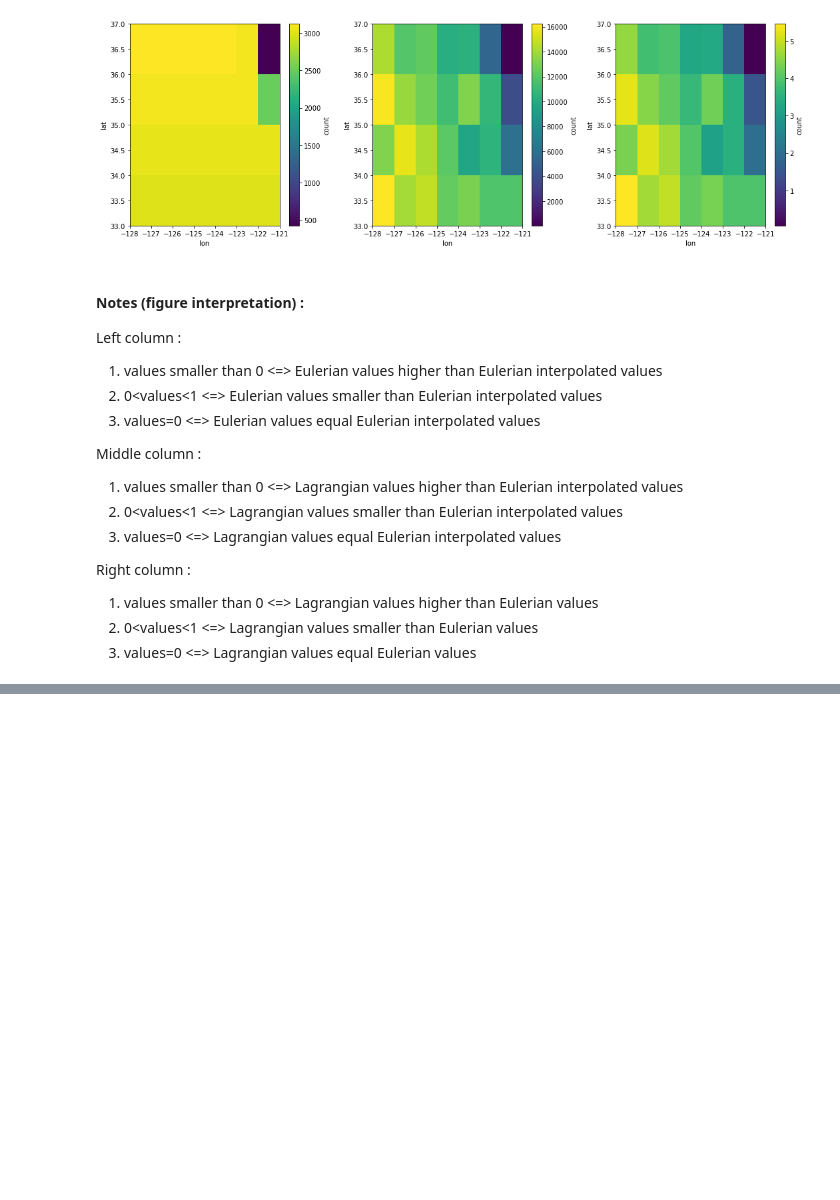
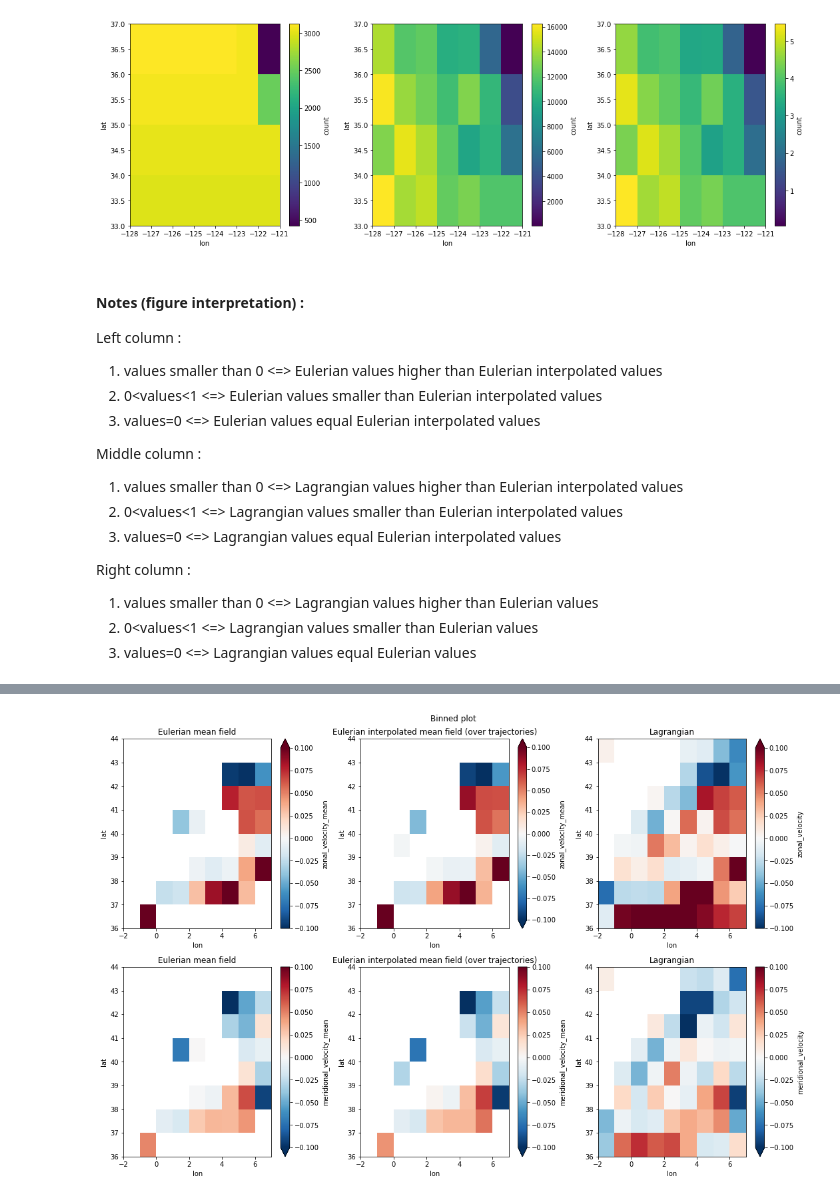
Before and after one commit to zcasparco/SWOT_CalVal, a Jupyter notebook: EL_regional_stats.ipynb, the cells around one changed output, grey strips where cells are left out. Cells and saved outputs as stored; diff of their text form; code cells hidden in the pictures; blank space fills up the shorter version.

```diff
--- a/EL_regional_stats.ipynb
+++ b/EL_regional_stats.ipynb
@@ -377,0 +380,20 @@ df_sub = localize_Lagrangian(bbox,df)
+# %%
+dfE_1dl = binned_mean(df_E,dl)
+dfL_1dl = binned_mean(df_sub,dl)
+# %%
+dfE_1dl = dfE_1dl.assign_coords({'lon':dfL_1dl.lon.values,'lat':dfL_1dl.lat.values})
+# %%
+vmax = 0.1
+fig, axs = plt.subplots(2,3,figsize=(15,10))
+for i,V in enumerate(['zonal_velocity_mean','meridional_velocity_mean']):
+    dfE_1dl[V].plot(x='lon',y='lat',cmap='RdBu_r',ax=axs[i,0],vmax=vmax)
+    dfL_1dl[V].plot(x='lon',y='lat',cmap='RdBu_r',ax=axs[i,1],vmax=vmax)
+    dfL_1dl[V.split('_m')[0]].plot(x='lon',y='lat',cmap='RdBu_r',ax=axs[i,2],vmax=vmax)
+
+    for title,ax in zip(['Eulerian mean field','Eulerian interpolated mean field (over trajectories)','Lagrangian'],axs[i,:]):
+        ax.set_title(title)
+
+fig.suptitle('Binned plot')
+fig.tight_layout()
+# %% [output]
+[figure, added]
```
Also changed, not shown: parts of 31 cells of this notebook, 1 other file.
